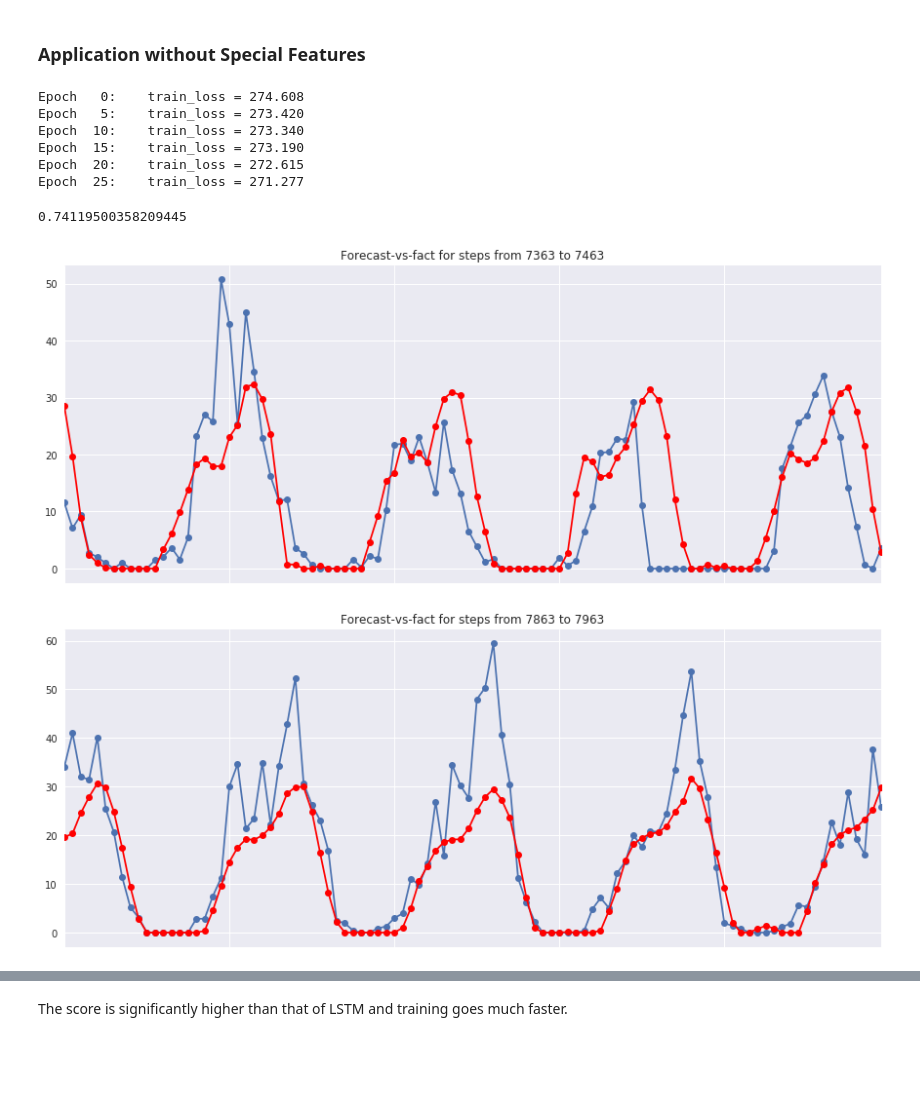
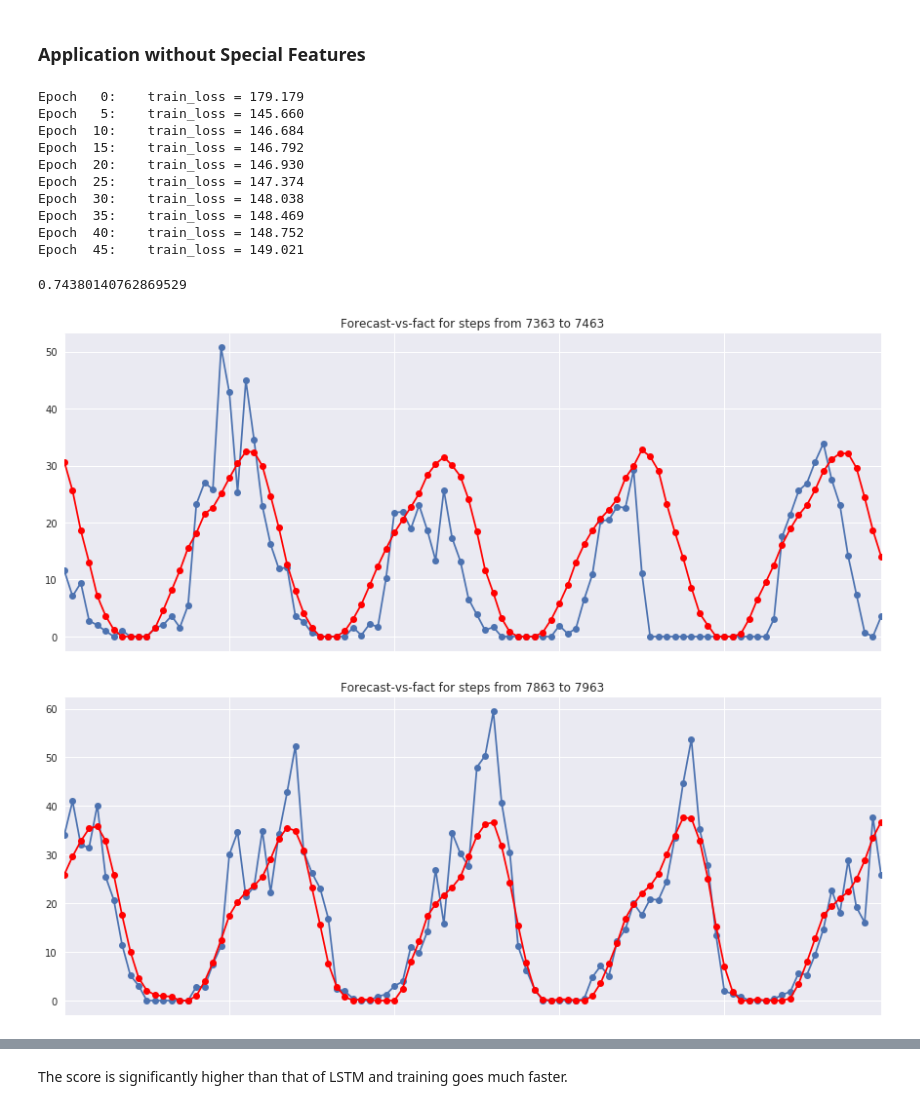
Before and after one commit to Nikolay-Lysenko/presentations, a Jupyter notebook: lstm_and_the_past/lstm_and_data_matrices_with_info_about_the_past.ipynb, the cells around one changed output, grey strips where cells are left out. Cells and saved outputs as stored; diff of their text form; code cells hidden in the pictures; blank space fills up the shorter version.

```diff
--- a/lstm_and_the_past/lstm_and_data_matrices_with_info_about_the_past.ipynb
+++ b/lstm_and_the_past/lstm_and_data_matrices_with_info_about_the_past.ipynb
@@ -615,7 +664,7 @@ def build_mlp(inputs, n_outputs, hidden_layers_widths, keep_prob):
     preds = tf.identity(preds, name='predictions')
     return preds
 # %%
-def get_batches_for_mlp(ser, batch_size, horizon, n_lags, mimic_lstm=False):
+def get_batches_for_mlp(ser, batch_size, horizon, n_lags, mimic_lstm):
     """
     Converts time series to batches
     represented as data matrices.
@@ -629,16 +678,22 @@ def get_batches_for_mlp(ser, batch_size, horizon, n_lags, mimic_lstm=False):
     """
     df = take_ahead_and_lagged_values(ser, horizon, n_lags)
 
-    # TODO: Engineer features described in the problem setup.
     if mimic_lstm:
-        pass
+        df['_f_monotonicity'] = \
+            compute_length_of_maximal_preceding_interval_of_monotonicity(
+                df['_f_curr_value'])
+        df['_f_steps_since_previous_occurence'] = \
+            compute_steps_since_the_same_value(
+                df['_f_curr_value'].apply(lambda x: int(round(x, 0))))
 
     # Trim some old observations if they do not fit to `batch_size`.
     n_batches = (len(ser) - horizon - n_lags) // batch_size
     df = df.iloc[-(n_batches*batch_size + horizon):-horizon, :]
 
-    x_array = df.iloc[:, :-horizon].values.reshape((n_batches, -1, n_lags + 1))
-    y_array = df.iloc[:, -horizon:].values.reshape((n_batches, -1, horizon))
+    x_df = df.filter(like='f_')
+    x_array = x_df.values.reshape((n_batches, -1, len(x_df.columns)))
+    y_df = df.filter(like='t_')
+    y_array = y_df.values.reshape((n_batches, -1, len(y_df.columns)))
     return list(zip(x_array, y_array))
 # %%
 class RunnerOfMLP(AbstractRunner):
@@ -651,14 +706,16 @@ class RunnerOfMLP(AbstractRunner):
     as features.
     """
 
-    def __init__(self, horizon, n_lags, hidden_layers_widths):
+    def __init__(self, horizon, n_lags, hidden_layers_widths, mimic_lstm):
         """
         @type horizon: int
         @type n_lags: int
         @type hidden_layers_widths: int
         """
+        self.hidden_layers_widths = hidden_layers_widths
+        self.mimic_lstm = mimic_lstm
+        self.n_special_features = self.mimic_lstm * 2
         super().__init__(horizon, n_lags)
-        self.hidden_layers_widths = hidden_layers_widths
 
         with self.graph.as_default():
             self.preds = build_mlp(self.inputs, self.horizon,
@@ -675,7 +732,8 @@ class RunnerOfMLP(AbstractRunner):
         """
         with self.graph.as_default():
             self.inputs = tf.placeholder(tf.float32,
-                                         shape=(None, self.n_lags + 1),
+                                         shape=(None,
+                                                self.n_lags + 1 + self.n_special_features),
                                          name='inputs')
             self.targets = tf.placeholder(tf.float32,
                                           shape=(None, self.horizon),
@@ -697,7 +755,8 @@ class RunnerOfMLP(AbstractRunner):
         @type ckpt_path: str
         @rtype: NoneType
         """
-        batches = get_batches_for_mlp(train_ser, batch_size, self.horizon, self.n_lags)
+        batches = get_batches_for_mlp(train_ser, batch_size,
+                                      self.horizon, self.n_lags, self.mimic_lstm)
 
         for epoch_cnt in range(n_epochs):
             for batch_cnt, (x, y) in enumerate(batches):
@@ -728,7 +787,8 @@ class RunnerOfMLP(AbstractRunner):
         """
         scores = []
         batch_size = 1  # It is testing, not training.
-        batches = get_batches_for_mlp(test_ser, batch_size, self.horizon, self.n_lags)
+        batches = get_batches_for_mlp(test_ser, batch_size,
+                                      self.horizon, self.n_lags, self.mimic_lstm)
         for batch_cnt, (x, y) in enumerate(batches):
             feed_dict = {self.inputs: x,
                          self.keep_prob: 1}
@@ -749,28 +809,32 @@ horizon = 100
 n_lags = 168
 
 # Hyperparameters of architecture.
-hidden_layers_widths = [10]
+hidden_layers_widths = [15]
 
 # Hyperparameters of training.
-batch_size = 32
-n_epochs = 30
+batch_size = 64
+n_epochs = 50
 learn_rate = 0.001
 keep_prob = 0.8
 # %%
-mlp_runner = RunnerOfMLP(horizon, n_lags, hidden_layers_widths)
+mlp_runner = RunnerOfMLP(horizon, n_lags, hidden_layers_widths, mimic_lstm=False)
 score = mlp_runner.run(ser[:train_test_frontier],  # Not `ser[:train_test_frontier + horizon]`.
                        # To have lag features and current value as a feature.
                        ser[train_test_frontier - n_lags - 1:],
                        batch_size, n_epochs, learn_rate, keep_prob,
                        ckpt_path='./trained_models/mlp.ckpt')
 score
 # %% [output]
-Epoch   0:    train_loss = 274.608
-Epoch   5:    train_loss = 273.420
-Epoch  10:    train_loss = 273.340
-Epoch  15:    train_loss = 273.190
-Epoch  20:    train_loss = 272.615
-Epoch  25:    train_loss = 271.277
+Epoch   0:    train_loss = 179.179
+Epoch   5:    train_loss = 145.660
+Epoch  10:    train_loss = 146.684
+Epoch  15:    train_loss = 146.792
+Epoch  20:    train_loss = 146.930
+Epoch  25:    train_loss = 147.374
+Epoch  30:    train_loss = 148.038
+Epoch  35:    train_loss = 148.469
+Epoch  40:    train_loss = 148.752
+Epoch  45:    train_loss = 149.021
-0.74119500358209445
+0.74380140762869529
-[figure, old version]
+[figure, new version]
-[figure, old version]
+[figure, new version]
```
Also changed, not shown: parts of 13 cells of this notebook.
